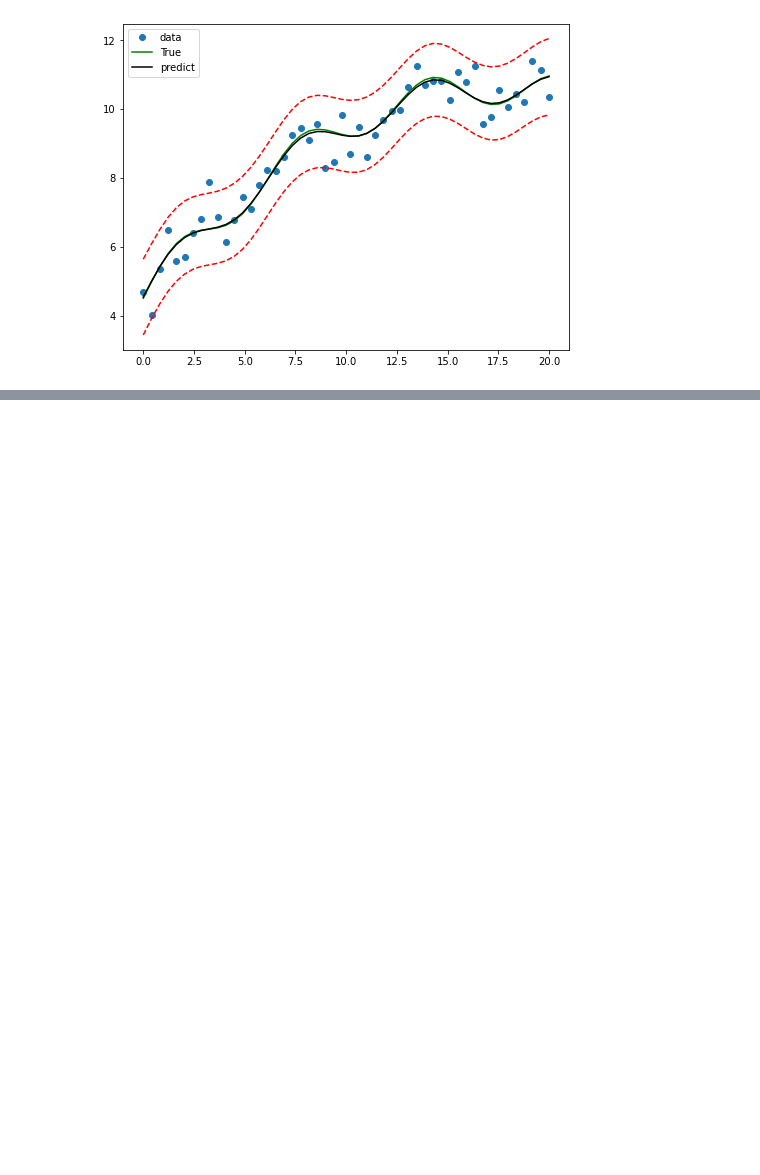
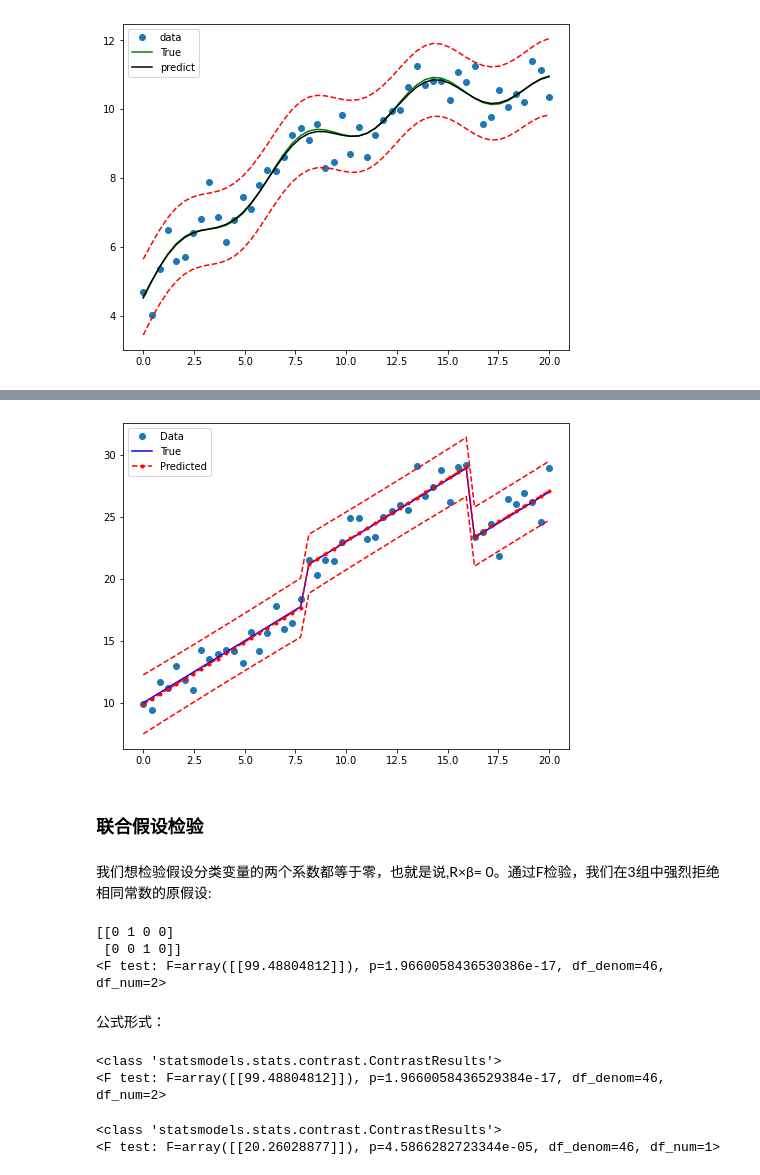
Before and after one commit to ERSSLE/SM, a Jupyter notebook: sm03_regression_and_linear_model.ipynb, the cells around one changed output, grey strips where cells are left out. Cells and saved outputs as stored; diff of their text form; code cells hidden in the pictures; blank space fills up the shorter version.

```diff
--- a/sm03_regression_and_linear_model.ipynb
+++ b/sm03_regression_and_linear_model.ipynb
@@ -246,0 +315,3 @@ plt.legend(loc='best')
+# %%
+res2 = sm.OLS(y, X).fit()
+print(res2.summary())
@@ -246,0 +336,38 @@ plt.legend(loc='best')
+# %%
+
+prstd, iv_l, iv_u = wls_prediction_std(res2)
+
+fig, ax = plt.subplots(figsize=(8,6))
+
+ax.plot(x, y, 'o', label="Data")
+ax.plot(x, y_true, 'b-', label="True")
+ax.plot(x, res2.fittedvalues, 'r--.', label="Predicted")
+ax.plot(x, iv_u, 'r--')
+ax.plot(x, iv_l, 'r--')
+legend = ax.legend(loc="best")
+# %% [output]
+[figure, added]
+# %% [markdown]
+### 联合假设检验
+# %% [markdown]
+我们想检验假设分类变量的两个系数都等于零，也就是说,R×β= 0。通过F检验，我们在3组中强烈拒绝相同常数的原假设:
+# %%
+R = [[0, 1, 0, 0], [0, 0, 1, 0]]
+print(np.array(R))
+print(res2.f_test(R))
+# %% [output]
+[[0 1 0 0]
+ [0 0 1 0]]
+<F test: F=array([[99.48804812]]), p=1.9660058436530386e-17, df_denom=46, df_num=2>
+# %% [markdown]
+公式形式：
+# %%
+res2.f_test('x2 = x3 = 0')
+# %% [output]
+<class 'statsmodels.stats.contrast.ContrastResults'>
+<F test: F=array([[99.48804812]]), p=1.9660058436529384e-17, df_denom=46, df_num=2>
+# %%
+res2.f_test('x2 = 0')
+# %% [output]
+<class 'statsmodels.stats.contrast.ContrastResults'>
+<F test: F=array([[20.26028877]]), p=4.5866282723344e-05, df_denom=46, df_num=1>
```
Also changed, not shown: parts of 28 cells of this notebook.
